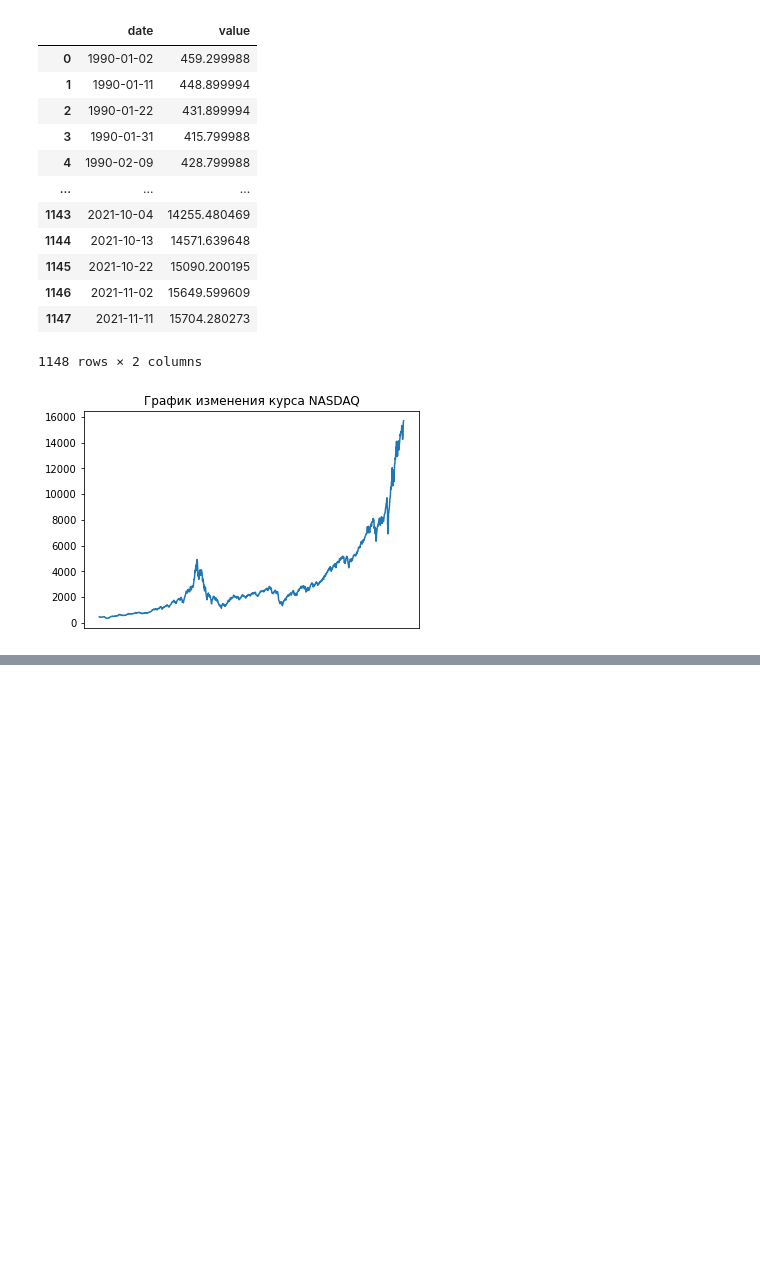
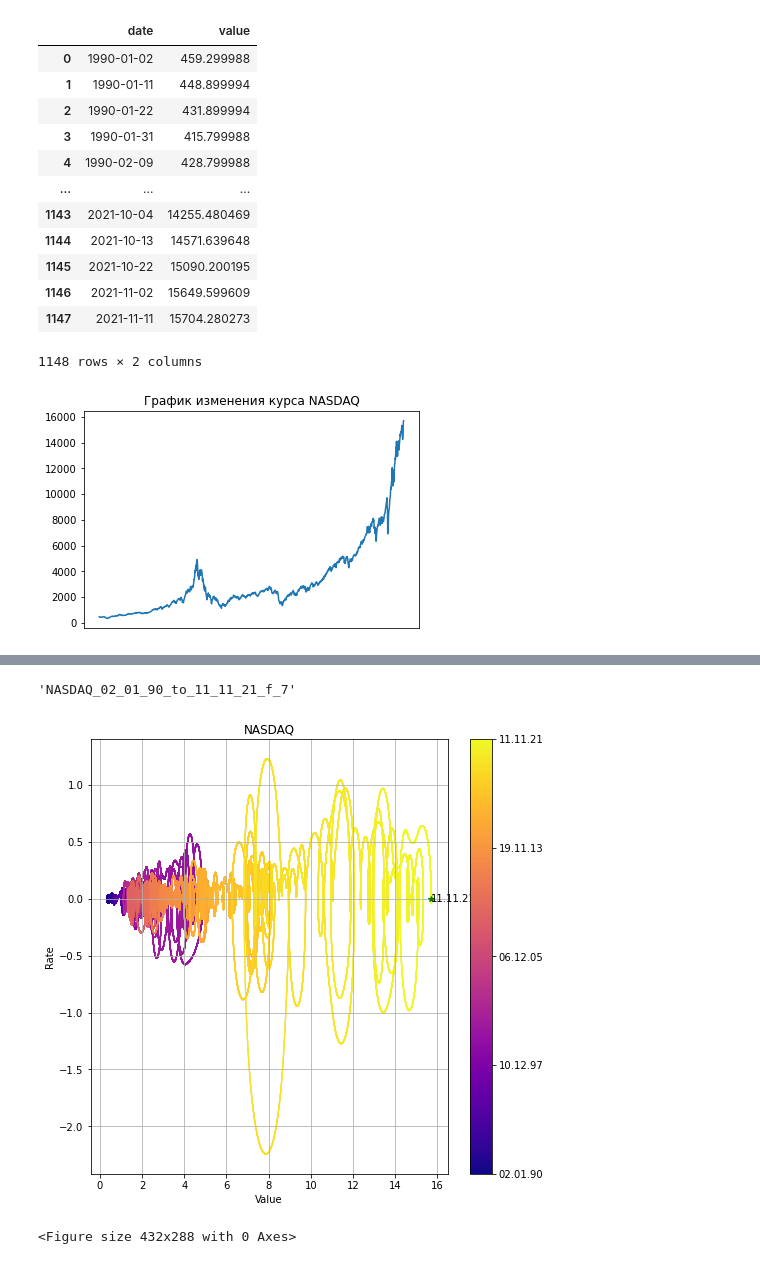
Before and after one commit to Karpovich-alex/phase-portrait-Nasdaq, a Jupyter notebook: Article-NASDAQ.ipynb, the cells around one changed output, grey strips where cells are left out. Cells and saved outputs as stored; diff of their text form; code cells hidden in the pictures; blank space fills up the shorter version.

```diff
--- a/Article-NASDAQ.ipynb
+++ b/Article-NASDAQ.ipynb
@@ -212,0 +172,40 @@ AttributeError: 'str' object has no attribute 'strftime'
+# %%
+def plot_phase_portrait(x, xx, dates, deriv, tt, name, ticks_num=5, save_fig_name=''):
+    cmap = plt.cm.plasma
+    norm = plt.Normalize(x.min(), x.max())
+
+    c_bar=plt.cm.plasma(np.linspace(0, 1, tt.shape[0]))
+
+    fig, ax = plt.subplots()
+    ax.scatter(deriv[0], deriv[1], c=c_bar, s=0.05)
+    cax=ax.plot(deriv[0][-1], deriv[1][-1], '*g', markersize=6)
+    ax.annotate(dates.iloc[-1].strftime('%d.%m.%y'),  xy=(deriv[0][-1], deriv[1][-1]), color='black', ha="left", va="center")
+    ax.set_ylabel('Rate')
+    ax.set_xlabel('Value')
+
+    plt.title(name)
+
+    fig.set_figheight(8)
+    fig.set_figwidth(8)
+
+
+    cbar = fig.colorbar(mpl.cm.ScalarMappable(cmap=cmap, norm=norm), ticks=get_ticks(xx, ticks_num), orientation='vertical')
+    cbar.ax.set_yticklabels(map(lambda x: x.strftime('%d.%m.%y'), get_ticks(df['date'], ticks_num)))
+
+    plt.grid()
+    plt.show()
+    if save_fig_name:
+        plt.savefig(f"{save_fig_name}.png")
+# %%
+def get_filename(name, min_date, max_date, freq):
+    return f"{name}_{min_date}_to_{max_date}_f_{freq}"
+name='NASDAQ'
+filename=get_filename(name, df['date'].min().strftime('%d_%m_%y'), df['date'].max().strftime('%d_%m_%y'), slice_period)
+filename
+# %% [output]
+'NASDAQ_02_01_90_to_11_11_21_f_7'
+# %%
+plot_phase_portrait(x, xx, df['date'], deriv, tt, name, ticks_num=5, save_fig_name=filename)
+# %% [output]
+[figure, added]
+<Figure size 432x288 with 0 Axes>
```
Also changed, not shown: parts of 26 cells of this notebook.
